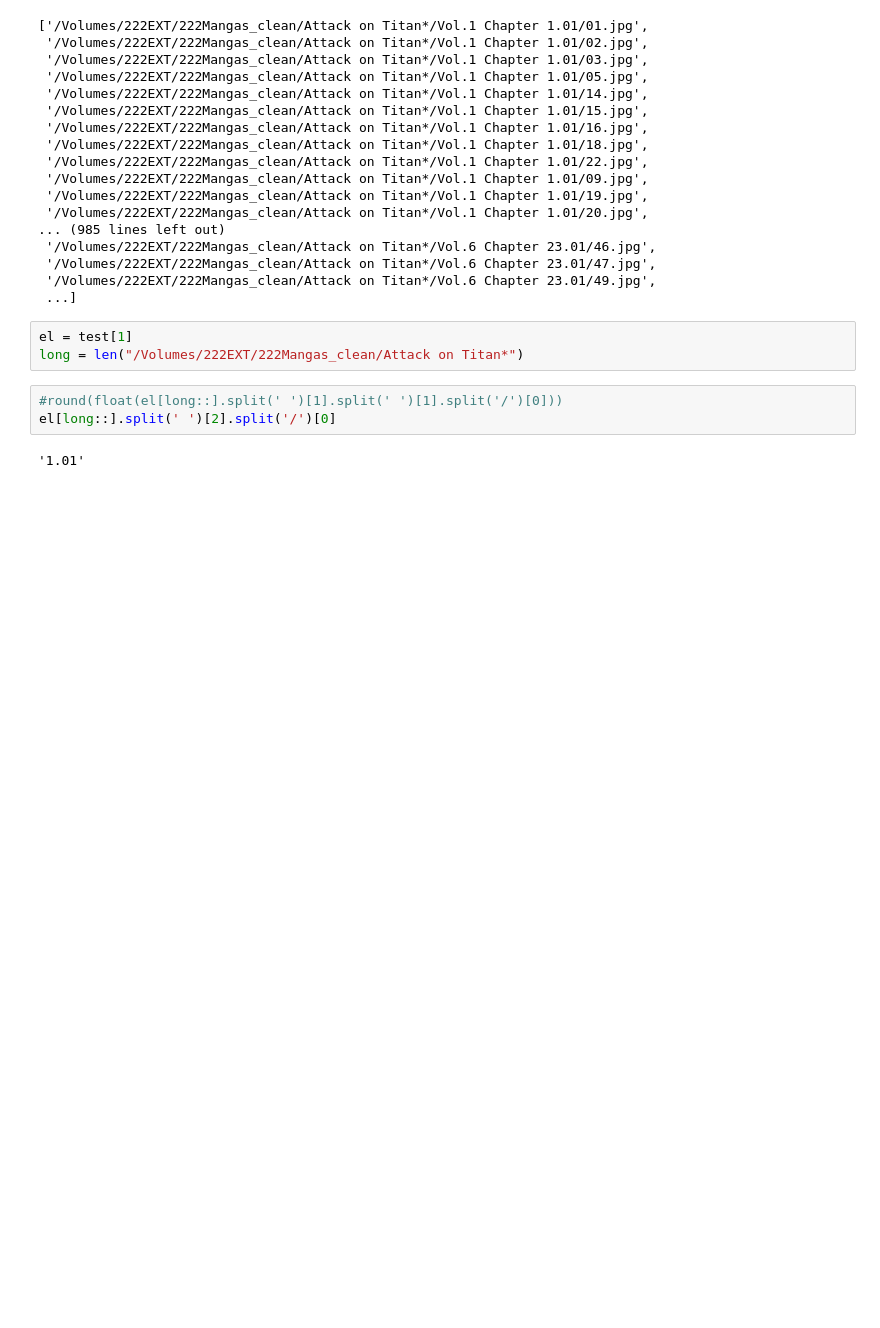
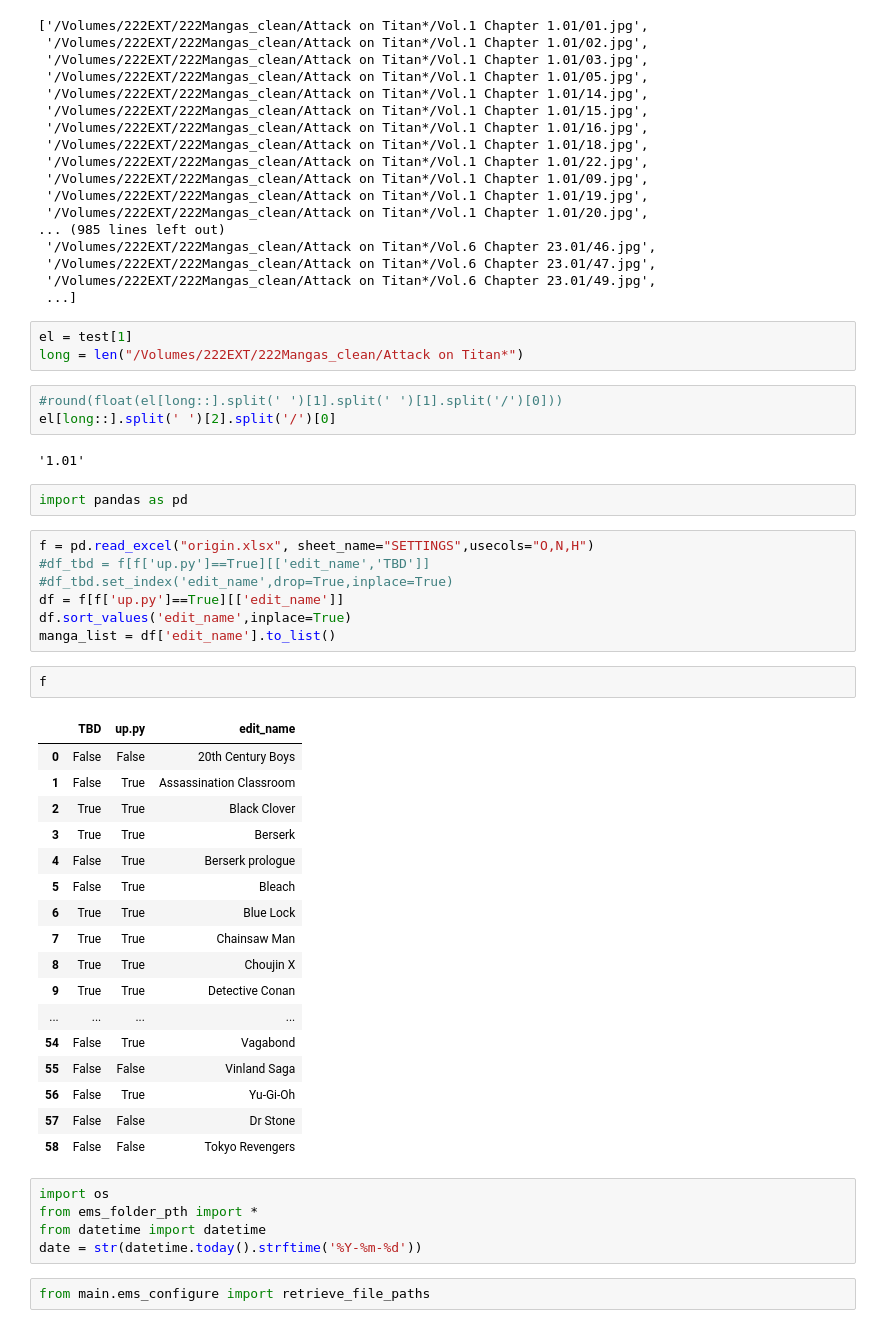
Before and after one commit to PierreRlld/EMS, a Jupyter notebook: brouillon.ipynb, the cells around one changed output. Saved outputs shown, nothing was run; the diff lists cells and outputs as text; blank space fills up the shorter version.

```diff
--- a/brouillon.ipynb
+++ b/brouillon.ipynb
@@ -734,3 +734,39 @@ long = len("/Volumes/222EXT/222Mangas_clean/Attack on Titan*")
 el[long::].split(' ')[2].split('/')[0]
 # %% [output]
 '1.01'
+# %%
+import pandas as pd
+# %%
+f = pd.read_excel("origin.xlsx", sheet_name="SETTINGS",usecols="O,N,H")
+#df_tbd = f[f['up.py']==True][['edit_name','TBD']]
+#df_tbd.set_index('edit_name',drop=True,inplace=True)
+df = f[f['up.py']==True][['edit_name']]
+df.sort_values('edit_name',inplace=True)
+manga_list = df['edit_name'].to_list()
+# %%
+f
+# %% [output]
+|  | TBD | up.py | edit_name |
+| 0 | False | False | 20th Century Boys |
+| 1 | False | True | Assassination Classroom |
+| 2 | True | True | Black Clover |
+| 3 | True | True | Berserk |
+| 4 | False | True | Berserk prologue |
+| 5 | False | True | Bleach |
+| 6 | True | True | Blue Lock |
+| 7 | True | True | Chainsaw Man |
+| 8 | True | True | Choujin X |
+| 9 | True | True | Detective Conan |
+| ... | ... | ... | ... |
+| 54 | False | True | Vagabond |
+| 55 | False | False | Vinland Saga |
+| 56 | False | True | Yu-Gi-Oh |
+| 57 | False | False | Dr Stone |
+| 58 | False | False | Tokyo Revengers |
+# %%
+import os
+from ems_folder_pth import *
+from datetime import datetime
+date = str(datetime.today().strftime('%Y-%m-%d'))
+# %%
+from main.ems_configure import retrieve_file_paths
```
Also changed, not shown: parts of 5 cells of this notebook, 6 other files.
